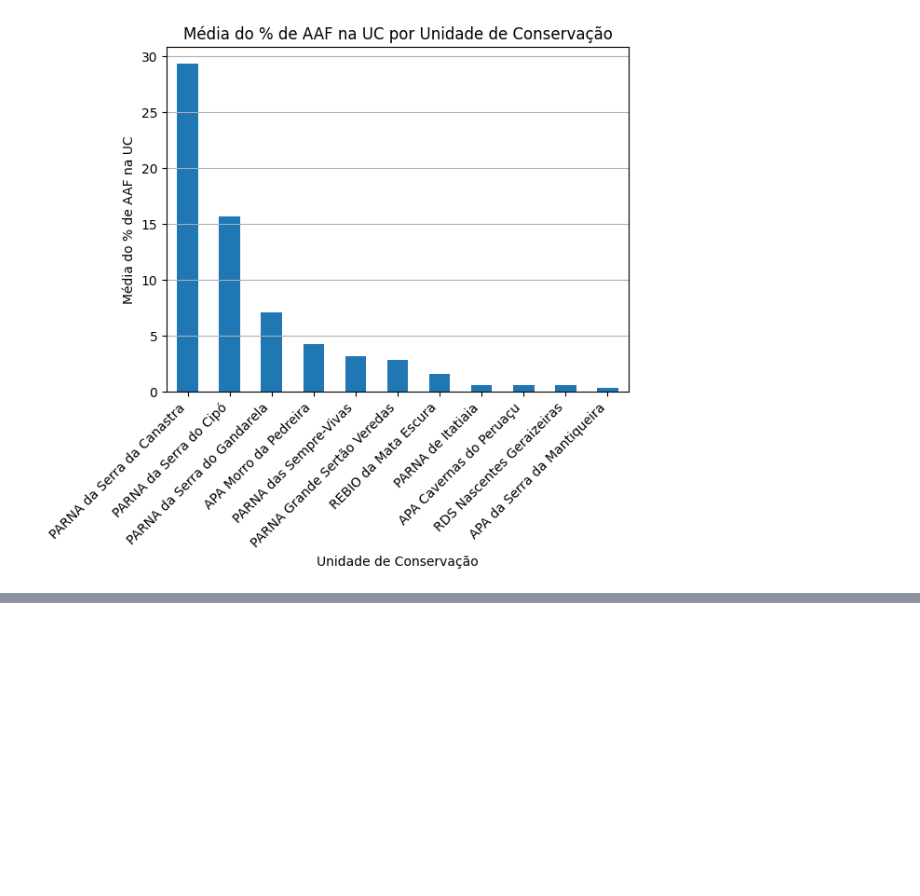
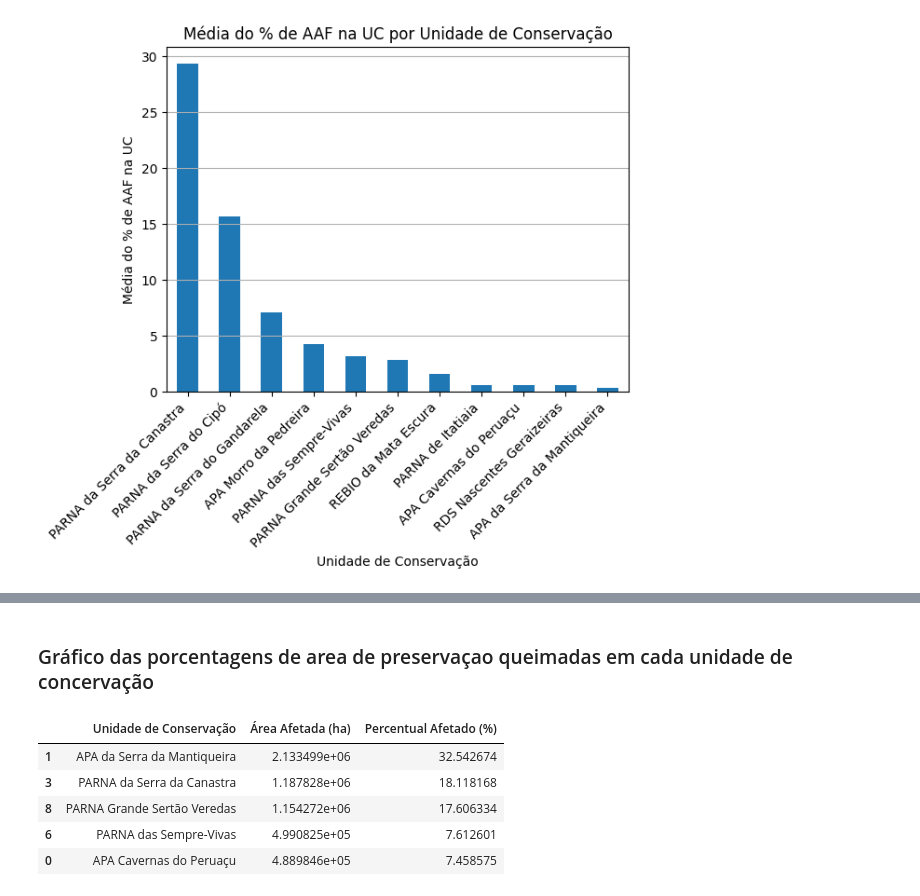
Before and after one commit to jvrezendem/analiseIncendioBR, a Jupyter notebook: notebooks/analise_reservas.ipynb, the cells around one changed output, grey strips where cells are left out. Saved outputs shown, nothing was run; the diff lists cells and outputs as text; code cells hidden in the pictures; blank space fills up the shorter version.

```diff
--- a/notebooks/analise_reservas.ipynb
+++ b/notebooks/analise_reservas.ipynb
@@ -246,0 +513,36 @@ plt.show()
+# %% [markdown]
+### Gráfico das porcentagens de area de preservaçao queimadas em cada unidade de concervação
+# %%
+#dataset base
+dataset_reservas = pd.read_csv('../data/processed/data_reservas_2020_2025.csv')
+
+
+reservas = dataset_reservas['Unidade de Conservação'].unique().tolist()
+areatotal_afetada = dataset_reservas['Área UC (ha)'].sum()
+
+
+area_afetada_por_reserva = []
+
+for reserva in reservas:
+    area_afetada = dataset_reservas[dataset_reservas['Unidade de Conservação'] == reserva]['Área UC (ha)'].sum()
+    percentual_afetado = (area_afetada / areatotal_afetada) * 100
+    area_afetada_por_reserva.append({
+        'Unidade de Conservação': reserva,
+        'Área Afetada (ha)': area_afetada,
+        'Percentual Afetado (%)': percentual_afetado
+    })
+
+df_area_afetada = pd.DataFrame(area_afetada_por_reserva)
+
+df_area_afetada = df_area_afetada.sort_values(by='Área Afetada (ha)', ascending=False)
+
+df_area_afetada.to_csv('../data/processed/area_afetada_por_reserva_2020_2025.csv', sep = ',')
+
+df_area_afetada.head()
+# %% [output]
+|  | Unidade de Conservação | Área Afetada (ha) | Percentual Afetado (%) |
+| 1 | APA da Serra da Mantiqueira | 2.133499e+06 | 32.542674 |
+| 3 | PARNA da Serra da Canastra | 1.187828e+06 | 18.118168 |
+| 8 | PARNA Grande Sertão Veredas | 1.154272e+06 | 17.606334 |
+| 6 | PARNA das Sempre-Vivas | 4.990825e+05 | 7.612601 |
+| 0 | APA Cavernas do Peruaçu | 4.889846e+05 | 7.458575 |
```
Also changed, not shown: parts of 11 cells of this notebook, 3 other files.
